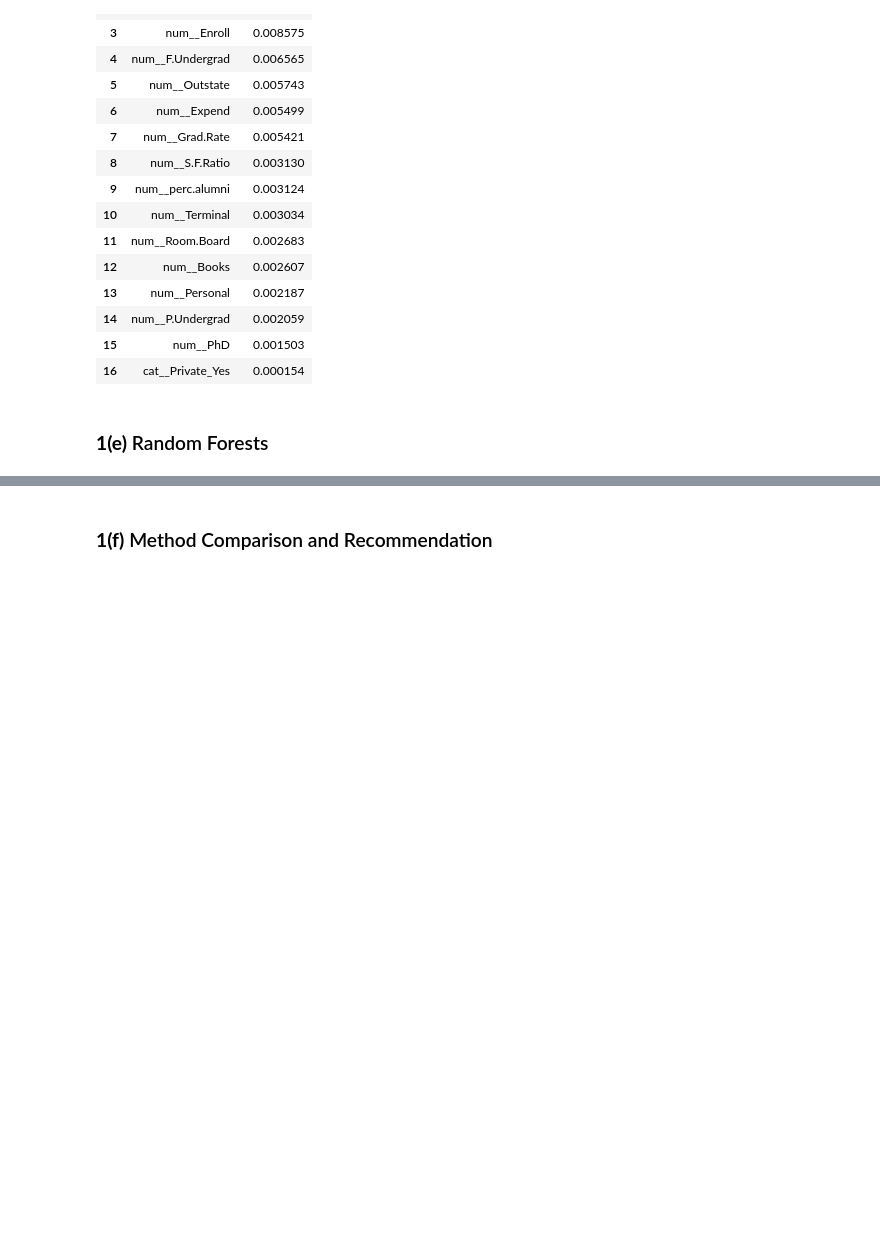
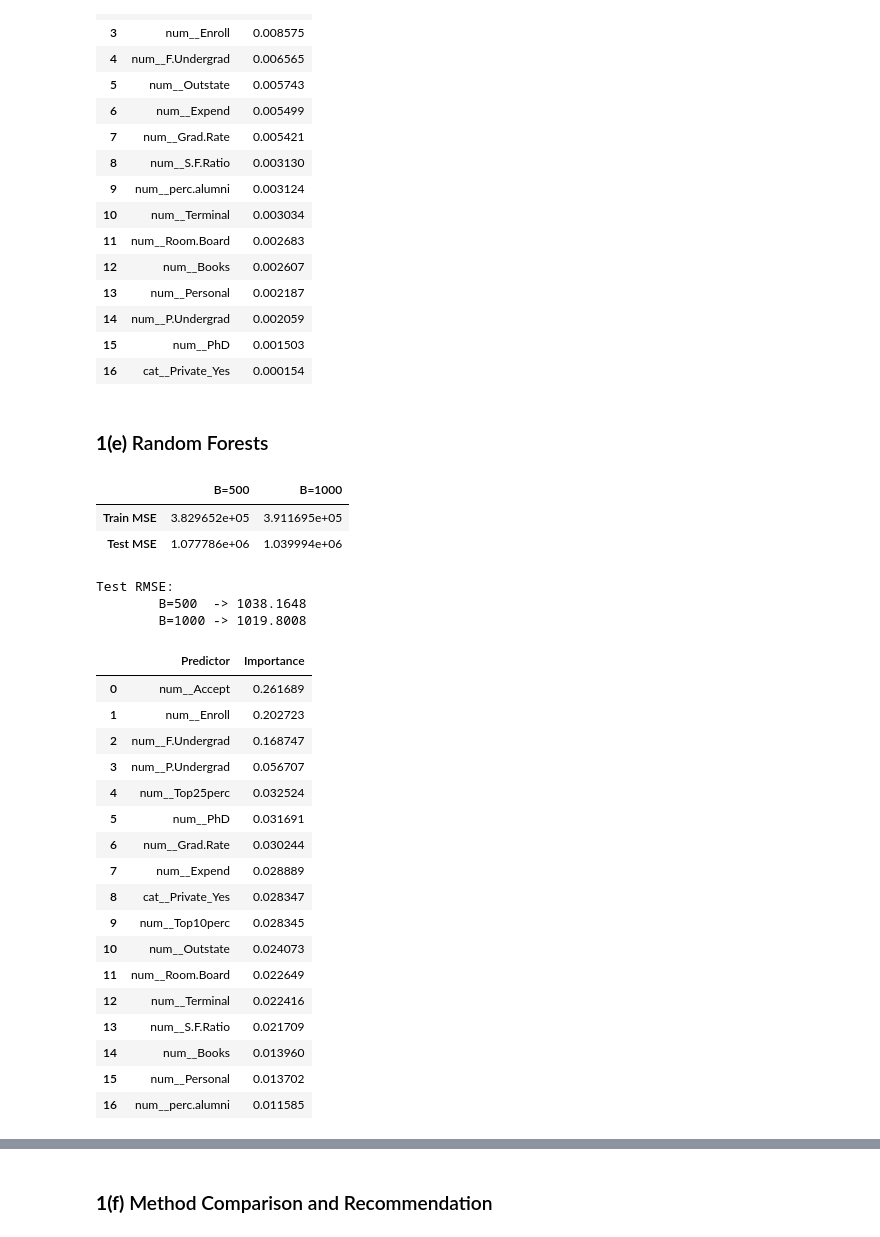
Before and after one commit to etoobian/STAT587_DS1_HW2, a Jupyter notebook: notebooks/STAT587_HW2.ipynb, the cells around one changed output, grey strips where cells are left out. Drawn from its saved outputs; the diff is of its cells as text; code cells hidden in the pictures; blank space fills up the shorter version.

```diff
--- a/notebooks/STAT587_HW2.ipynb
+++ b/notebooks/STAT587_HW2.ipynb
@@ -1093,0 +1130,39 @@ assert q1d_imp_tbl["Predictor"].tolist() == q1d_imp_plot["Predictor"].tolist()
+# %%
+# Build MSE table (rows = metrics, cols = B)
+q1e_mse_tbl = pd.DataFrame(
+    {
+        "B=500": [q1e_train_mse_500, q1e_test_mse_500],
+        "B=1000": [q1e_train_mse_1000, q1e_test_mse_1000],
+    },
+    index=["Train MSE", "Test MSE"],
+)
+
+_ = save_tex_table(
+    q1e_mse_tbl.reset_index().rename(columns={"index": "Metric"}),
+    "q1e_random_forest_mse.tex",
+    caption="Train and test mean squared error (MSE) for random forests with $m=3$ predictors considered at each split.",
+    label="tab:q1e-rf-mse",
+    float_fmt="%.4f",
+    index=False,
+    escape_underscore_cols=("Metric",),
+)
+
+if VERBOSE:
+    display(q1e_mse_tbl)
+# %% [output]
+|  | B=500 | B=1000 |
+| Train MSE | 3.829652e+05 | 3.911695e+05 |
+| Test MSE | 1.077786e+06 | 1.039994e+06 |
+# %%
+# RMSE in text only
+q1e_test_rmse_500 = float(np.sqrt(q1e_test_mse_500))
+q1e_test_rmse_1000 = float(np.sqrt(q1e_test_mse_1000))
+
+if VERBOSE:
+    print("Test RMSE:")
+    print(f"\tB=500  -> {q1e_test_rmse_500:.4f}")
+    print(f"\tB=1000 -> {q1e_test_rmse_1000:.4f}")
+# %% [output]
+Test RMSE:
+        B=500  -> 1038.1648
+        B=1000 -> 1019.8008
@@ -1093,0 +1180,32 @@ assert q1d_imp_tbl["Predictor"].tolist() == q1d_imp_plot["Predictor"].tolist()
+# %%
+# Variable Importance Table
+q1e_importance_df = save_importance_table(
+    q1e_feature_names,
+    q1e_importances,
+    filename_tex="q1e_random_forest_importance.tex",
+    caption="Predictors ranked by impurity-based feature importance for the random forest ($B=1000$, $m=3$).",
+    label="tab:q1e-rf-importance",
+    top_k=None,
+)
+
+if VERBOSE:
+    display(q1e_importance_df)
+# %% [output]
+|  | Predictor | Importance |
+| 0 | num__Accept | 0.261689 |
+| 1 | num__Enroll | 0.202723 |
+| 2 | num__F.Undergrad | 0.168747 |
+| 3 | num__P.Undergrad | 0.056707 |
+| 4 | num__Top25perc | 0.032524 |
+| 5 | num__PhD | 0.031691 |
+| 6 | num__Grad.Rate | 0.030244 |
+| 7 | num__Expend | 0.028889 |
+| 8 | cat__Private_Yes | 0.028347 |
+| 9 | num__Top10perc | 0.028345 |
+| 10 | num__Outstate | 0.024073 |
+| 11 | num__Room.Board | 0.022649 |
+| 12 | num__Terminal | 0.022416 |
+| 13 | num__S.F.Ratio | 0.021709 |
+| 14 | num__Books | 0.013960 |
+| 15 | num__Personal | 0.013702 |
+| 16 | num__perc.alumni | 0.011585 |
```
Also changed, not shown: parts of 4 cells of this notebook, 3 other files.
